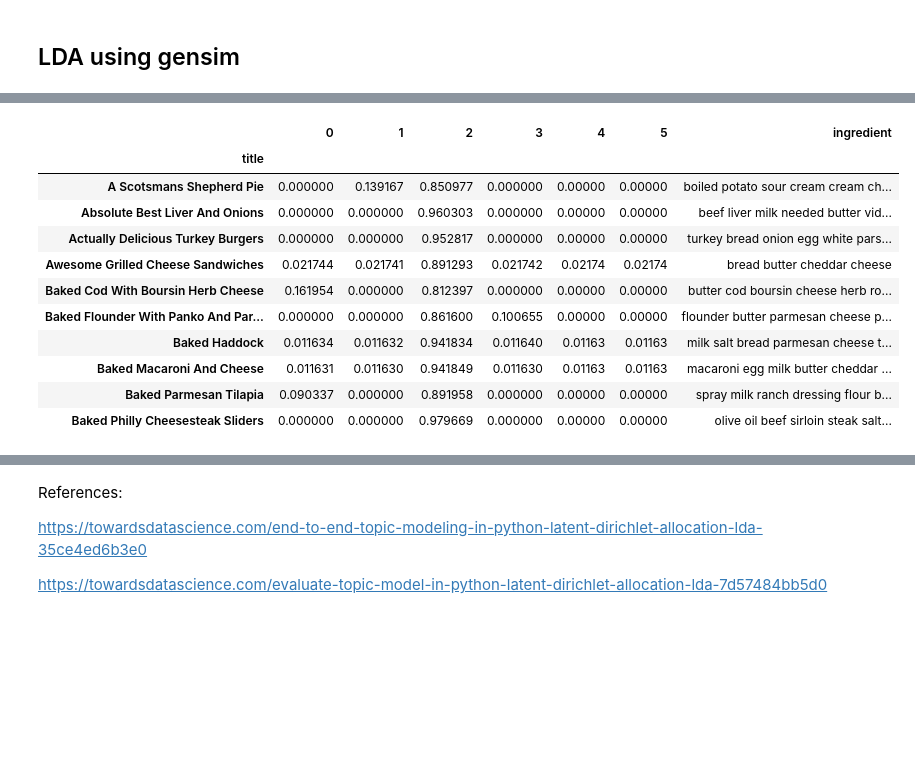
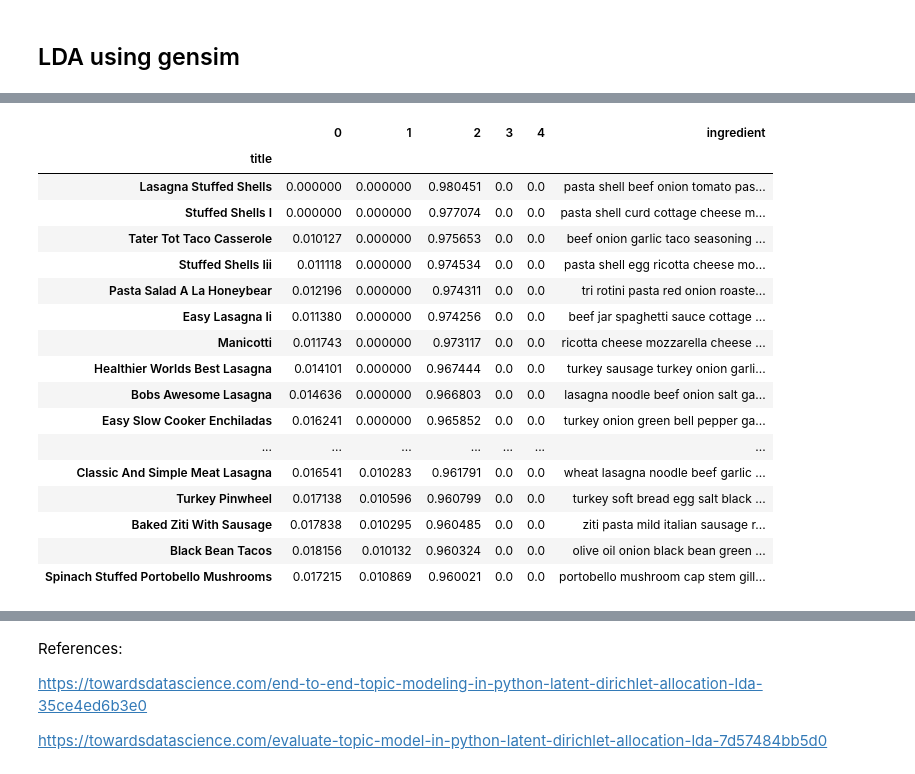
Before and after one commit to yangli53/happy_meals, a Jupyter notebook: LDA.ipynb, the cells around one changed output, grey strips where cells are left out. Cells and saved outputs as stored; diff of their text form; code cells hidden in the pictures; blank space fills up the shorter version.

```diff
--- a/LDA.ipynb
+++ b/LDA.ipynb
@@ -701,6 +509,11 @@ doc_lda = lda_model[corpus]
 # %%
-# calculate baseline Coherence score
-coherence_model_lda = CoherenceModel(model=lda_model, texts=data_bigrams, dictionary=id2word, coherence='c_v')
+# compute baseline Coherence score
+coherence_model_lda = CoherenceModel(model=lda_model, texts=data_words_bigrams,
+                                     dictionary=id2word, coherence='c_v')
 coherence_lda = coherence_model_lda.get_coherence()
 print('Coherence Score: ', np.round(coherence_lda, 2))
+
+# compute Perplexity: the lower the better
+perplexity = lda_model.log_perplexity(corpus)
+print('\nPerplexity: ', np.round(perplexity, 2))
 # %% [output]
@@ -719,7 +566,7 @@ def compute_coherence_values(corpus, dictionary, k, a, b):
                                            eta=b,
                                            per_word_topics=True)
 
-    coherence_model_lda = CoherenceModel(model=lda_model, texts=data_bigrams, dictionary=id2word, coherence='c_v')
+    coherence_model_lda = CoherenceModel(model=lda_model, texts=data_words_bigrams, dictionary=id2word, coherence='c_v')
 
     return coherence_model_lda.get_coherence()
 # %%
@@ -813,9 +668,9 @@ df_result_100[df_result_100.Topics == 6].sort_values('Coherence', ascending=Fals
 # %%
 lda_model_final = gensim.models.LdaMulticore(corpus=corpus,
                                              id2word=id2word,
-                                             num_topics=6,
+                                             num_topics=5,
                                              random_state=100,
                                              chunksize=100,
                                              passes=10,
-                                             alpha=0.1,
+                                             alpha='asymmetric',
                                              eta=1)
@@ -878,6 +734,6 @@ doc_lda = lda_model_final[corpus]
 # %%
 # create a df to show lda matrix
-lda_dict = {0: [], 1: [], 2: [], 3: [], 4: [], 5: []}
+lda_dict = {0: [], 1: [], 2: [], 3: [], 4: []}
 
 for _ in range(len(doc_lda)):
     lda_dict[0].append(0)
@@ -885,7 +741,6 @@ for _ in range(len(doc_lda)):
     lda_dict[2].append(0)
     lda_dict[3].append(0)
     lda_dict[4].append(0)
-    lda_dict[5].append(0)
 
 # create a df filled with 0
 lda_matrix = pd.DataFrame(lda_dict)
@@ -955,17 +822,23 @@ lda_matrix[lda_matrix[1] > 0.8][:10]
 # %%
-lda_matrix[lda_matrix[2] > 0.8][:10]
-# topic 2 looks like cheese dishes
+lda_matrix.sort_values(by=2, ascending=False)[:20]
+# topic 2 looks like Italian cuisine
 # %% [output]
-|  | 0 | 1 | 2 | 3 | 4 | 5 | ingredient |
-| title |  |  |  |  |  |  |  |
-| A Scotsmans Shepherd Pie | 0.000000 | 0.139167 | 0.850977 | 0.000000 | 0.00000 | 0.00000 | boiled potato sour cream cream ch... |
-| Absolute Best Liver And Onions | 0.000000 | 0.000000 | 0.960303 | 0.000000 | 0.00000 | 0.00000 | beef liver milk needed butter vid... |
-| Actually Delicious Turkey Burgers | 0.000000 | 0.000000 | 0.952817 | 0.000000 | 0.00000 | 0.00000 | turkey bread onion egg white pars... |
-| Awesome Grilled Cheese Sandwiches | 0.021744 | 0.021741 | 0.891293 | 0.021742 | 0.02174 | 0.02174 | bread butter cheddar cheese |
-| Baked Cod With Boursin Herb Cheese | 0.161954 | 0.000000 | 0.812397 | 0.000000 | 0.00000 | 0.00000 | butter cod boursin cheese herb ro... |
-| Baked Flounder With Panko And Par... | 0.000000 | 0.000000 | 0.861600 | 0.100655 | 0.00000 | 0.00000 | flounder butter parmesan cheese p... |
-| Baked Haddock | 0.011634 | 0.011632 | 0.941834 | 0.011640 | 0.01163 | 0.01163 | milk salt bread parmesan cheese t... |
-| Baked Macaroni And Cheese | 0.011631 | 0.011630 | 0.941849 | 0.011630 | 0.01163 | 0.01163 | macaroni egg milk butter cheddar ... |
-| Baked Parmesan Tilapia | 0.090337 | 0.000000 | 0.891958 | 0.000000 | 0.00000 | 0.00000 | spray milk ranch dressing flour b... |
-| Baked Philly Cheesesteak Sliders | 0.000000 | 0.000000 | 0.979669 | 0.000000 | 0.00000 | 0.00000 | olive oil beef sirloin steak salt... |
+|  | 0 | 1 | 2 | 3 | 4 | ingredient |
+| title |  |  |  |  |  |  |
+| Lasagna Stuffed Shells | 0.000000 | 0.000000 | 0.980451 | 0.0 | 0.0 | pasta shell beef onion tomato pas... |
+| Stuffed Shells I | 0.000000 | 0.000000 | 0.977074 | 0.0 | 0.0 | pasta shell curd cottage cheese m... |
+| Tater Tot Taco Casserole | 0.010127 | 0.000000 | 0.975653 | 0.0 | 0.0 | beef onion garlic taco seasoning ... |
+| Stuffed Shells Iii | 0.011118 | 0.000000 | 0.974534 | 0.0 | 0.0 | pasta shell egg ricotta cheese mo... |
+| Pasta Salad A La Honeybear | 0.012196 | 0.000000 | 0.974311 | 0.0 | 0.0 | tri rotini pasta red onion roaste... |
+| Easy Lasagna Ii | 0.011380 | 0.000000 | 0.974256 | 0.0 | 0.0 | beef jar spaghetti sauce cottage ... |
+| Manicotti | 0.011743 | 0.000000 | 0.973117 | 0.0 | 0.0 | ricotta cheese mozzarella cheese ... |
+| Healthier Worlds Best Lasagna | 0.014101 | 0.000000 | 0.967444 | 0.0 | 0.0 | turkey sausage turkey onion garli... |
+| Bobs Awesome Lasagna | 0.014636 | 0.000000 | 0.966803 | 0.0 | 0.0 | lasagna noodle beef onion salt ga... |
+| Easy Slow Cooker Enchiladas | 0.016241 | 0.000000 | 0.965852 | 0.0 | 0.0 | turkey onion green bell pepper ga... |
+| ... | ... | ... | ... | ... | ... | ... |
+| Classic And Simple Meat Lasagna | 0.016541 | 0.010283 | 0.961791 | 0.0 | 0.0 | wheat lasagna noodle beef garlic ... |
+| Turkey Pinwheel | 0.017138 | 0.010596 | 0.960799 | 0.0 | 0.0 | turkey soft bread egg salt black ... |
+| Baked Ziti With Sausage | 0.017838 | 0.010295 | 0.960485 | 0.0 | 0.0 | ziti pasta mild italian sausage r... |
+| Black Bean Tacos | 0.018156 | 0.010132 | 0.960324 | 0.0 | 0.0 | olive oil onion black bean green ... |
+| Spinach Stuffed Portobello Mushrooms | 0.017215 | 0.010869 | 0.960021 | 0.0 | 0.0 | portobello mushroom cap stem gill... |
 # %%
```
Also changed, not shown: parts of 64 cells of this notebook, 25 other files.
